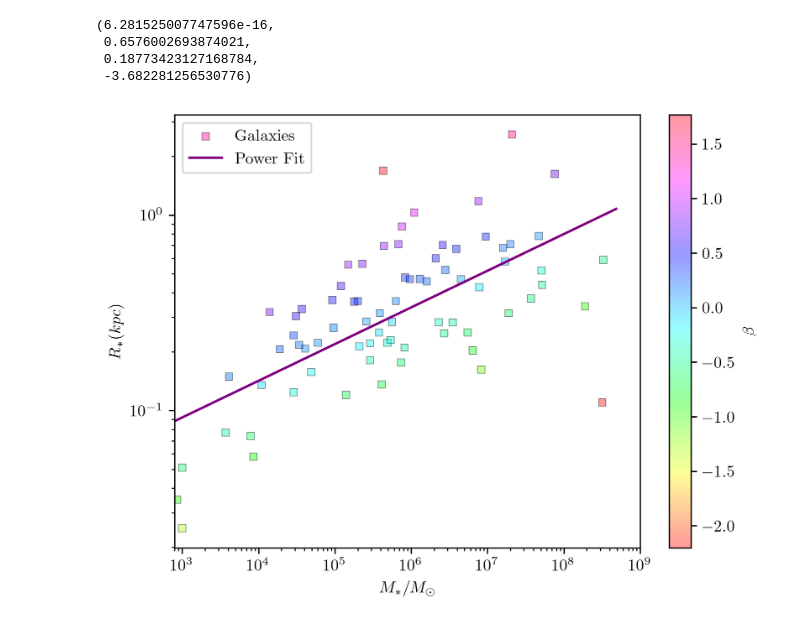
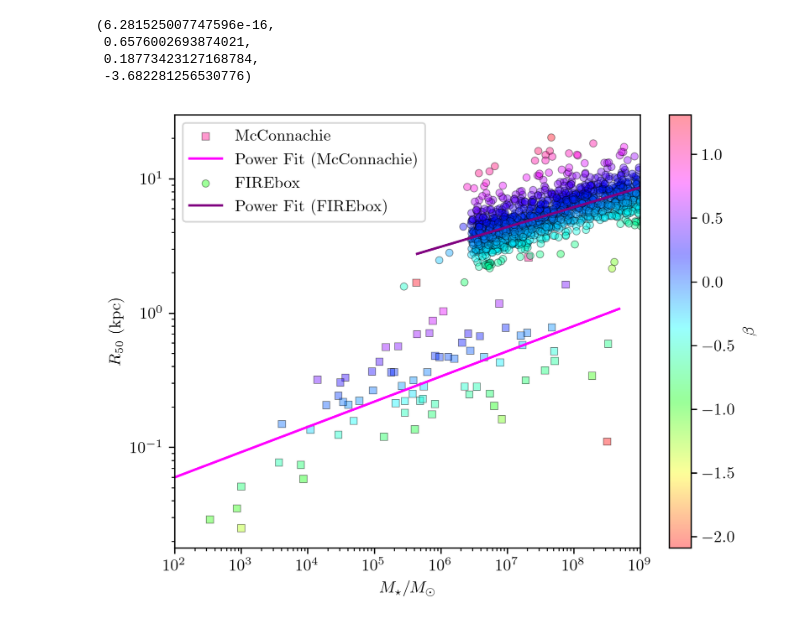
Before and after one commit to mkzeender/thesis, a Jupyter notebook: real_life_size_mass_data/real_data.ipynb, the cells around one changed output. Saved outputs shown, nothing was run; the diff lists cells and outputs as text; code cells hidden in the pictures.

```diff
--- a/real_life_size_mass_data/real_data.ipynb
+++ b/real_life_size_mass_data/real_data.ipynb
@@ -24,8 +25,12 @@ CMAPS = plt.colormaps
 CMAP = CMAPS['hsv']
 
 h = 0.6774  # co-moving constant
+# %%
+with open('../size-mass-pwr-fit.pickle', 'rb') as f:
+    fire_pwr_fit = pickle.load(f)
 # %%
 dat = pd.read_pickle('mcconnachie_data.pickle')
+fire_dat = pd.read_pickle('../beta_data.pickle')
 # %%
 filt = dat['M_stars'] < 1e9
 
@@ -65,31 +70,59 @@ dat['beta_r50'] = (
  -3.682281256530776)
 # %%
 
-fig = plt.figure()
-ax = plt.axes()
+fig, (ax) = plt.subplots(1, 1)
+
+
 
 ax.set_xscale('log')
 ax.set_yscale('log')
 
 d = dat
 mask = d['beta_r50'] > -np.inf  # no mask
 x, y = d[mask]['M_stars'], d[mask]['r_h.1']
 
 _m = ax.scatter(x, y, alpha=0.4, s=20, marker='s',
                 cmap=CMAPS['hsv'], c=d[mask]['beta_r50'], edgecolor='black', linewidth=0.5,
                 )
-fig.colorbar(_m, ax=ax).set_label(r'$\beta$')
+
 
 # ax.plot(*lin_fit)
-ax.plot(np.exp(pwr_fit[0]), np.exp(pwr_fit[1]), color='purple')
+ax.plot(np.exp(pwr_fit[0]), np.exp(pwr_fit[1]), color='magenta')
 #ax.scatter(sates(x), sates(y), alpha=0.5, s=5)
-ax.set_xlim(8e2, 1e9)
+ax.set_xlim(1e2, 1e9)
 # ax.set_ylim(1e0, 3e1)
-ax.legend(('Galaxies', 'Power Fit'))
+
 # ax.set_title(r'Stars Mass Size Relation, $R_{50}$')
-ax.set_xlabel(r'$M_{*} / M_\odot$')
-ax.set_ylabel(r'$R_{*} (kpc)$')
-fig.savefig('out.pgf')
-fig.savefig('../paper/fig.mccon-size-mass.pgf')
+ax.set_xlabel(r'$M_\star / M_\odot$')
+ax.set_ylabel(r'$R_{50}$ (kpc)')
+
+
+# ------- FIRE Data
+
+d = fire_dat
+mask = d['beta_r50'] > -np.inf  # no mask
+x, y = d[mask]['stars_mass_within_r50_stars_ahf'], d[mask]['r50_stars_ahf'] / h
+
+_m = ax.scatter(x, y, alpha=0.4, s=20, marker='o',
+                cmap=CMAPS['hsv'], c=d[mask]['beta_r50'], edgecolor='black', linewidth=0.5,
+                )
+
+ax.plot(np.exp(fire_pwr_fit[0]), np.exp(fire_pwr_fit[1]), color='purple')
+# ax.set_xlim(3e6, 1e9)
+# ax.set_ylim(1e0, 3e1)
+# ax.legend(('Galaxies', 'Power Fit'))
+# ax.set_xlabel(r'$M_\star / M_\odot$ (within $R_{50}$)')
+# ax.set_ylabel(r'$R_{50} \mathrm{ (kpc)}$')
+
+ax.legend((
+    'McConnachie',
+    'Power Fit (McConnachie)',
+    'FIREbox',
+    'Power Fit (FIREbox)'
+))
+
+fig.colorbar(_m, ax=[ax]).set_label(r'$\beta$')
+
+fig.savefig('../paper/figs/me/mccon-size-mass.pdf')
 # %% [output]
-[figure, old version]
+[figure, new version]
```
Also changed, not shown: parts of 1 cell of this notebook, 12 other files.
